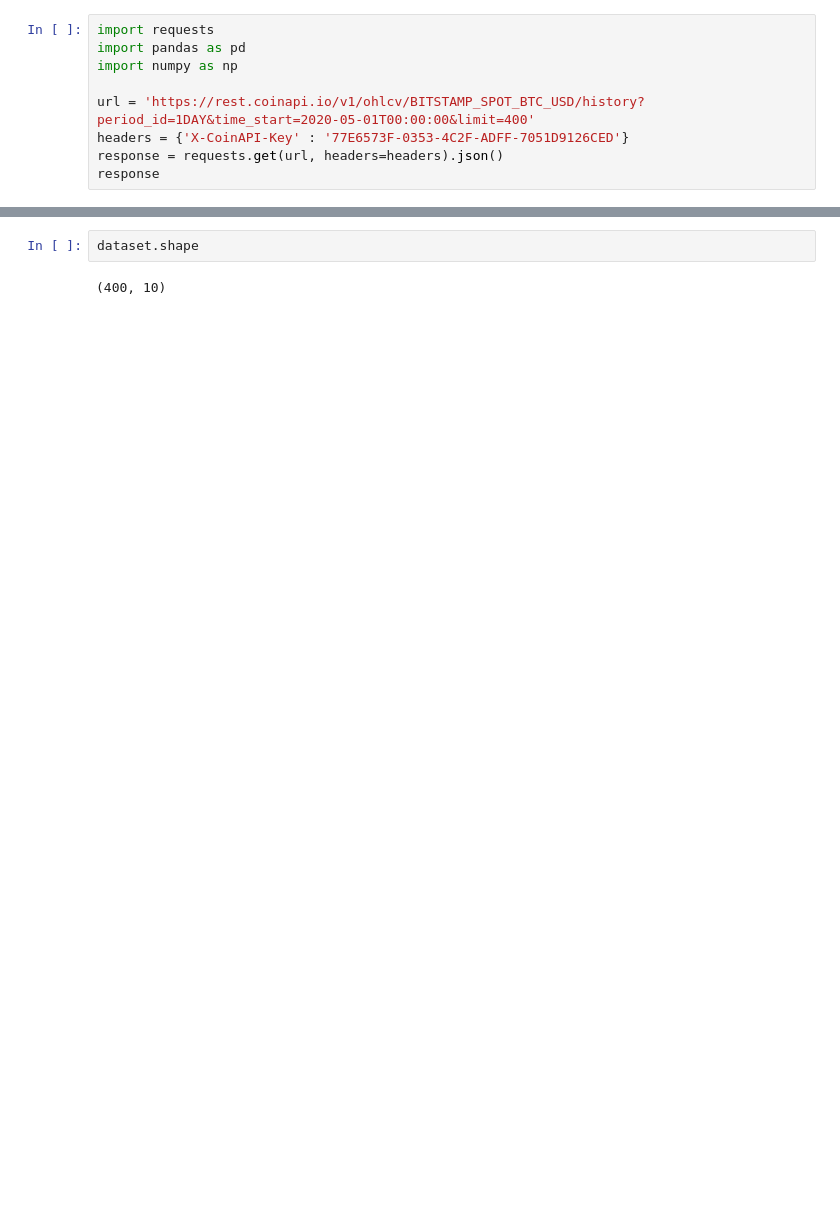
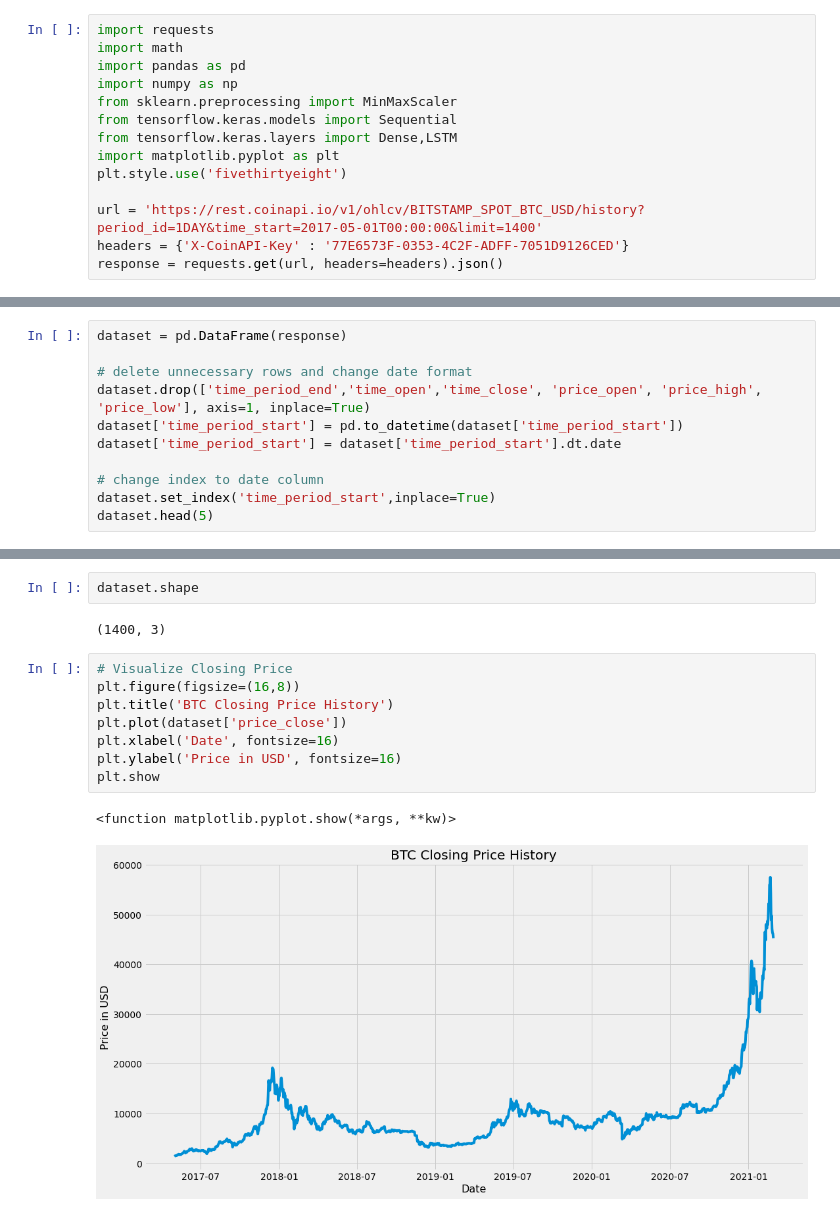
Before and after one commit to zhaw-schocpas/code, a Jupyter notebook: Users/baeral1/ApiCall.ipynb, the cells around one changed output, grey strips where cells are left out. Cells and saved outputs as stored; diff of their text form; blank space fills up the shorter version.

```diff
--- a/Users/baeral1/ApiCall.ipynb
+++ b/Users/baeral1/ApiCall.ipynb
@@ -1,9 +1,14 @@
 # %%
 import requests
+import math
 import pandas as pd
 import numpy as np
+from sklearn.preprocessing import MinMaxScaler
+from tensorflow.keras.models import Sequential
+from tensorflow.keras.layers import Dense,LSTM
+import matplotlib.pyplot as plt
+plt.style.use('fivethirtyeight')
 
-url = 'https://rest.coinapi.io/v1/ohlcv/BITSTAMP_SPOT_BTC_USD/history?period_id=1DAY&time_start=2020-05-01T00:00:00&limit=400'
+url = 'https://rest.coinapi.io/v1/ohlcv/BITSTAMP_SPOT_BTC_USD/history?period_id=1DAY&time_start=2017-05-01T00:00:00&limit=1400'
 headers = {'X-CoinAPI-Key' : '77E6573F-0353-4C2F-ADFF-7051D9126CED'}
 response = requests.get(url, headers=headers).json()
-response
@@ -38,0 +15,11 @@ dataset.head(5)
+# %%
+dataset = pd.DataFrame(response)
+
+# delete unnecessary rows and change date format
+dataset.drop(['time_period_end','time_open','time_close', 'price_open', 'price_high', 'price_low'], axis=1, inplace=True)
+dataset['time_period_start'] = pd.to_datetime(dataset['time_period_start'])
+dataset['time_period_start'] = dataset['time_period_start'].dt.date
+
+# change index to date column
+dataset.set_index('time_period_start',inplace=True)
+dataset.head(5)
@@ -39,4 +34,15 @@ dataset.head(5)
 # %%
 dataset.shape
 # %% [output]
-(400, 10)
+(1400, 3)
+# %%
+# Visualize Closing Price
+plt.figure(figsize=(16,8))
+plt.title('BTC Closing Price History')
+plt.plot(dataset['price_close'])
+plt.xlabel('Date', fontsize=16)
+plt.ylabel('Price in USD', fontsize=16)
+plt.show
+# %% [output]
+<function matplotlib.pyplot.show(*args, **kw)>
+[figure, added]
```
Also changed, not shown: parts of 18 cells of this notebook.
